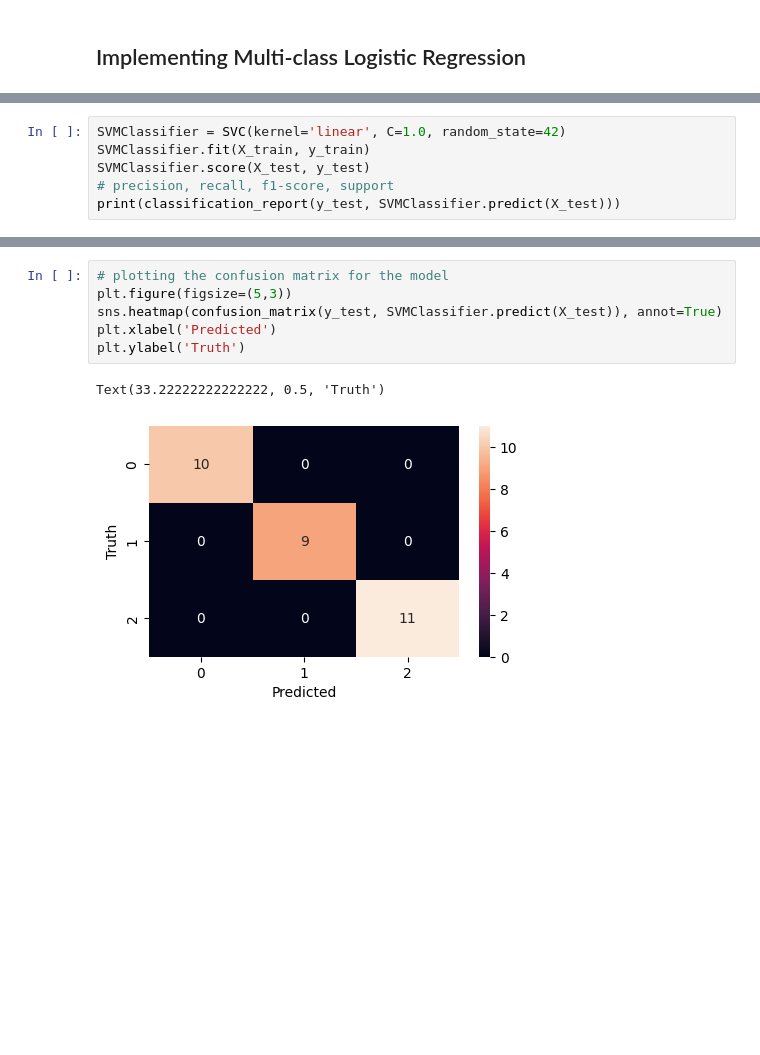
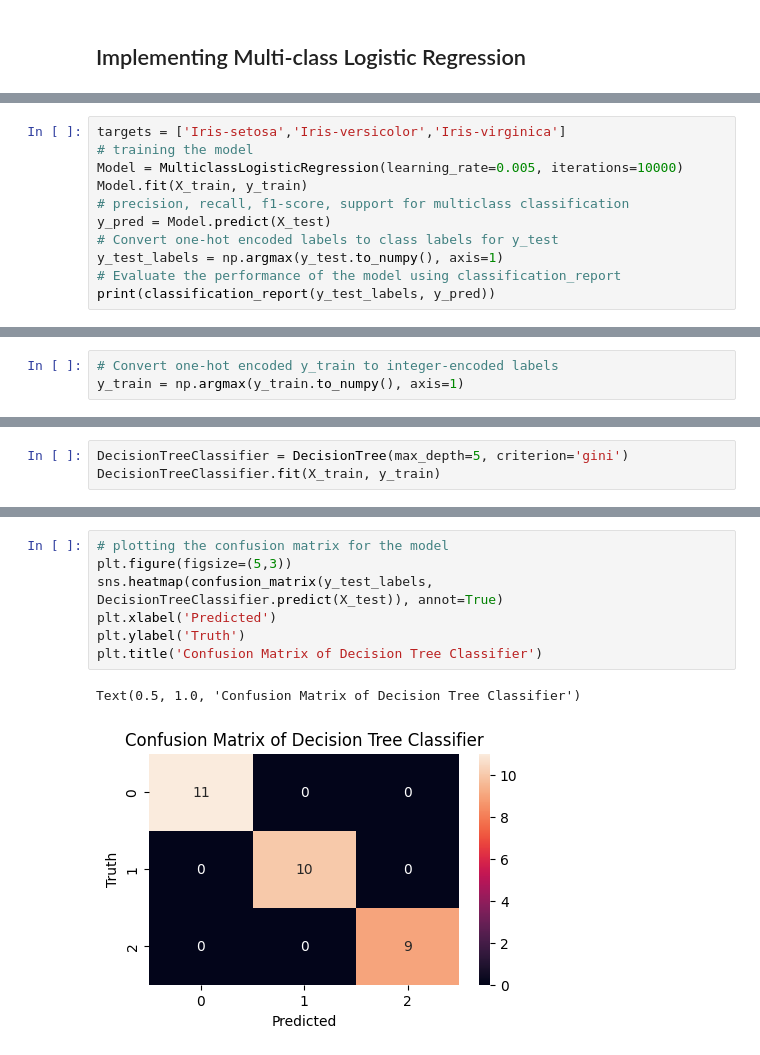
Before and after one commit to Frknslmn50/EARIN_23L, a Jupyter notebook: lab4/regression_classification.ipynb, the cells around one changed output, grey strips where cells are left out. Drawn from its saved outputs; the diff is of its cells as text; blank space fills up the shorter version.

Commit message:
Decision Tree Classifier Implemented

```diff
--- a/lab4/regression_classification.ipynb
+++ b/lab4/regression_classification.ipynb
@@ -143,0 +154,11 @@ ValueError: cannot reshape array of size 240 into shape (120,1)
+# %%
+targets = ['Iris-setosa','Iris-versicolor','Iris-virginica']
+# training the model
+Model = MulticlassLogisticRegression(learning_rate=0.005, iterations=10000)
+Model.fit(X_train, y_train)
+# precision, recall, f1-score, support for multiclass classification
+y_pred = Model.predict(X_test)
+# Convert one-hot encoded labels to class labels for y_test
+y_test_labels = np.argmax(y_test.to_numpy(), axis=1)
+# Evaluate the performance of the model using classification_report
+print(classification_report(y_test_labels, y_pred))
@@ -155,6 +192,0 @@ Text(33.22222222222222, 0.5, 'Truth')
-# %%
-SVMClassifier = SVC(kernel='linear', C=1.0, random_state=42)
-SVMClassifier.fit(X_train, y_train)
-SVMClassifier.score(X_test, y_test)
-# precision, recall, f1-score, support
-print(classification_report(y_test, SVMClassifier.predict(X_test)))
@@ -170,0 +195,3 @@ weighted avg       1.00      1.00      1.00        30
+# %%
+# Convert one-hot encoded y_train to integer-encoded labels
+y_train = np.argmax(y_train.to_numpy(), axis=1)
@@ -170,0 +341,3 @@ weighted avg       1.00      1.00      1.00        30
+# %%
+DecisionTreeClassifier = DecisionTree(max_depth=5, criterion='gini')
+DecisionTreeClassifier.fit(X_train, y_train)
@@ -171,9 +360,10 @@ weighted avg       1.00      1.00      1.00        30
 # %%
 # plotting the confusion matrix for the model
 plt.figure(figsize=(5,3))
-sns.heatmap(confusion_matrix(y_test, SVMClassifier.predict(X_test)), annot=True)
+sns.heatmap(confusion_matrix(y_test_labels, DecisionTreeClassifier.predict(X_test)), annot=True)
 plt.xlabel('Predicted')
 plt.ylabel('Truth')
+plt.title('Confusion Matrix of Decision Tree Classifier')
 # %% [output]
-Text(33.22222222222222, 0.5, 'Truth')
+Text(0.5, 1.0, 'Confusion Matrix of Decision Tree Classifier')
-[figure, old version]
+[figure, new version]
```
Also changed, not shown: parts of 15 cells of this notebook.
